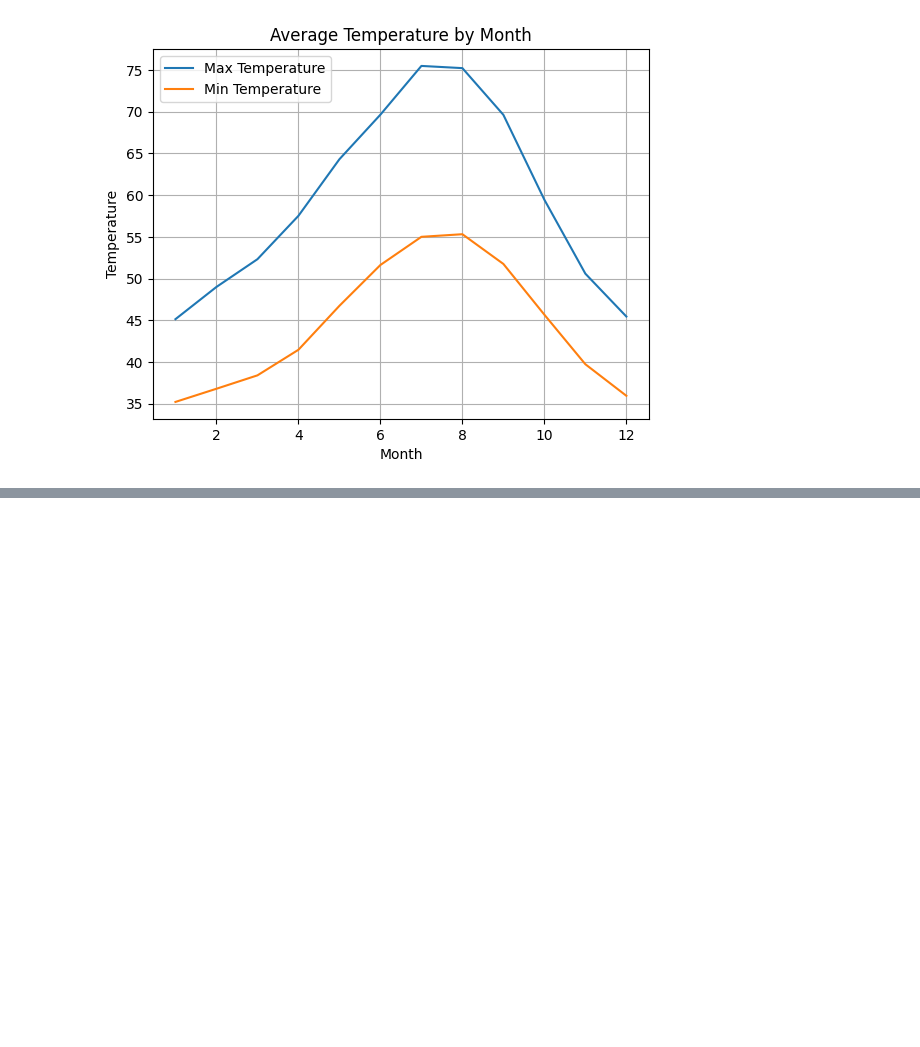
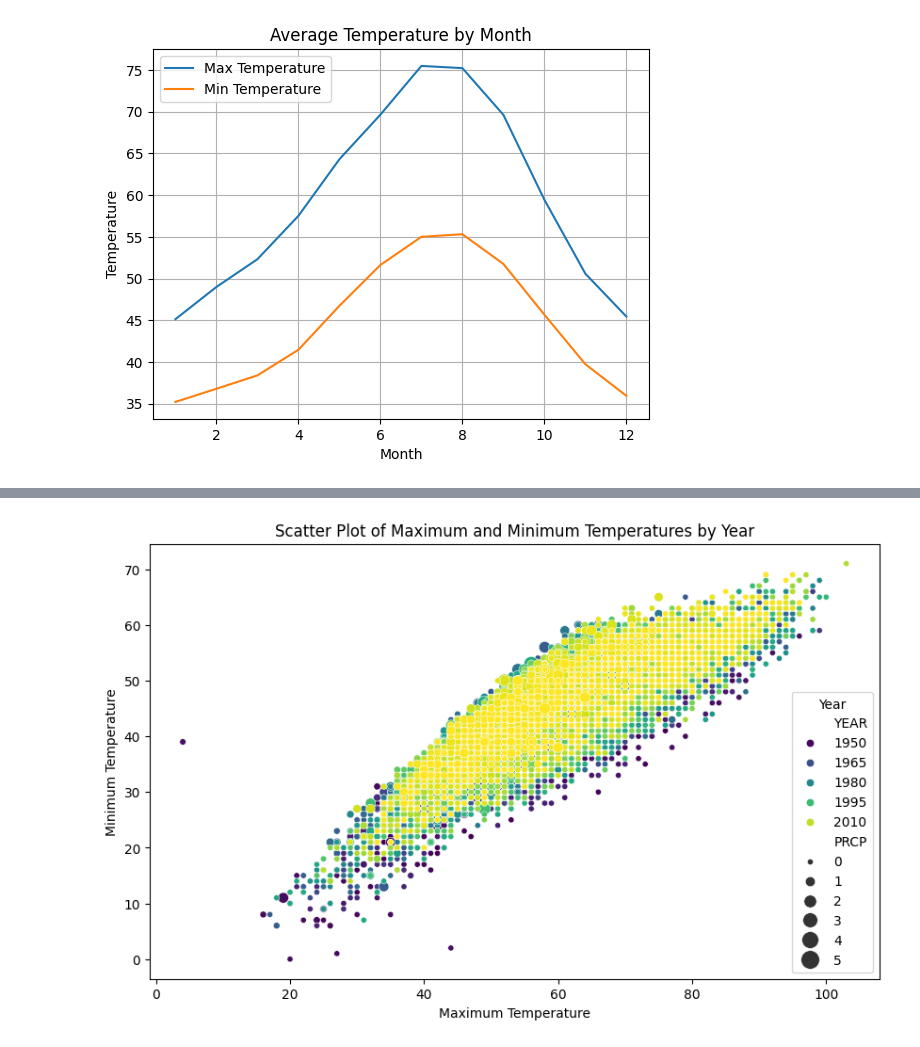
Before and after one commit to s4bih/machine-learning, a Jupyter notebook: prediksi_hujan.ipynb, the cells around one changed output, grey strips where cells are left out. Saved outputs shown, nothing was run; the diff lists cells and outputs as text; code cells hidden in the pictures; blank space fills up the shorter version.

```diff
--- a/prediksi_hujan.ipynb
+++ b/prediksi_hujan.ipynb
@@ -204,3 +204,9 @@ plt.grid(True)
 plt.show()
 # %% [output]
 [figure]
+# %%
+data['DATE'] = pd.to_datetime(data['DATE'])
+data['YEAR'] = data['DATE'].dt.year
+data['MONTH'] = data['DATE'].dt.month
+
+data.head()
@@ -206,0 +220,10 @@ plt.show()
+# %%
+plt.figure(figsize=(10, 6))
+sns.scatterplot(x='TMAX', y='TMIN', hue='YEAR', data=data, palette='viridis', size = 'PRCP', sizes=(20, 200))
+plt.xlabel('Maximum Temperature')
+plt.ylabel('Minimum Temperature')
+plt.title('Scatter Plot of Maximum and Minimum Temperatures by Year')
+plt.legend(title='Year')
+plt.show()
+# %% [output]
+[figure, added]
```
Also changed, not shown: parts of 8 cells of this notebook.
